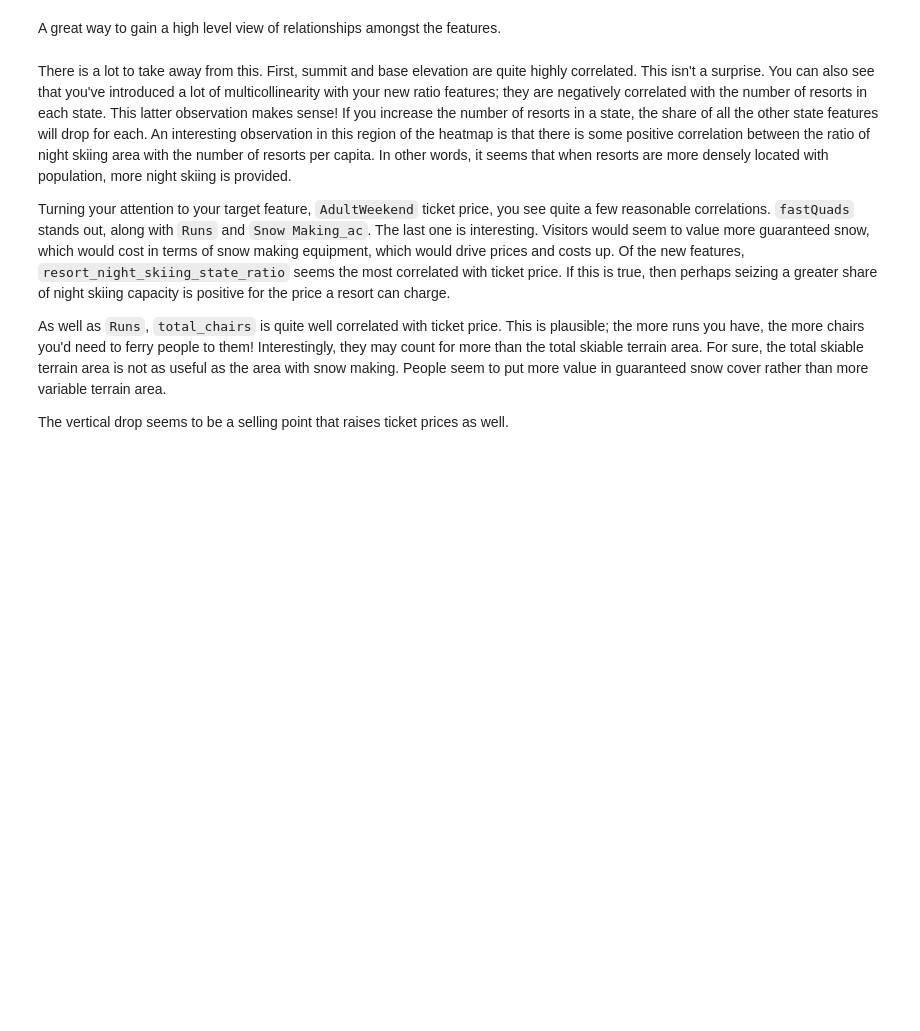
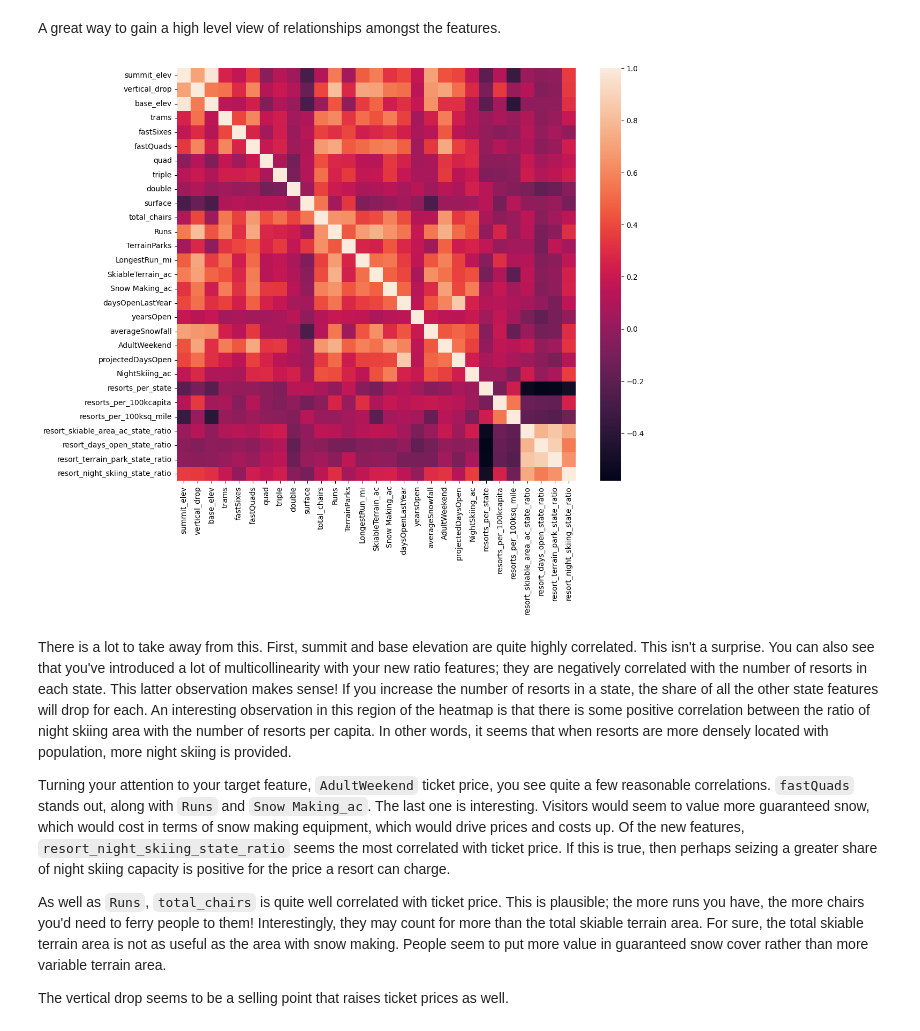
Before and after one commit to kpretz/DataScienceGuidedCapstone, a Jupyter notebook: Notebooks/03_exploratory_data_analysis.ipynb, the cells around one changed output. Cells and saved outputs as stored; diff of their text form; code cells hidden in the pictures; blank space fills up the shorter version.

```diff
--- a/Notebooks/03_exploratory_data_analysis.ipynb
+++ b/Notebooks/03_exploratory_data_analysis.ipynb
@@ -771,9 +782,11 @@ A great way to gain a high level view of relationships amongst the features.
 # %%
 #Code task 12#
 #Show a seaborn heatmap of correlations in ski_data
 #Hint: call pandas' `corr()` method on `ski_data` and pass that into `sns.heatmap`
 plt.subplots(figsize=(12,10))
-sns.___(ski_data.___);
+sns.heatmap(ski_data.corr(numeric_only=True));
+# %% [output]
+[figure, added]
 # %% [markdown]
 There is a lot to take away from this. First, summit and base elevation are quite highly correlated. This isn't a surprise. You can also see that you've introduced a lot of multicollinearity with your new ratio features; they are negatively correlated with the number of resorts in each state. This latter observation makes sense! If you increase the number of resorts in a state, the share of all the other state features will drop for each. An interesting observation in this region of the heatmap is that there is some positive correlation between the ratio of night skiing area with the number of resorts per capita. In other words, it seems that when resorts are more densely located with population, more night skiing is provided.
 
```
Also changed, not shown: parts of 20 cells of this notebook, 1 other file.
